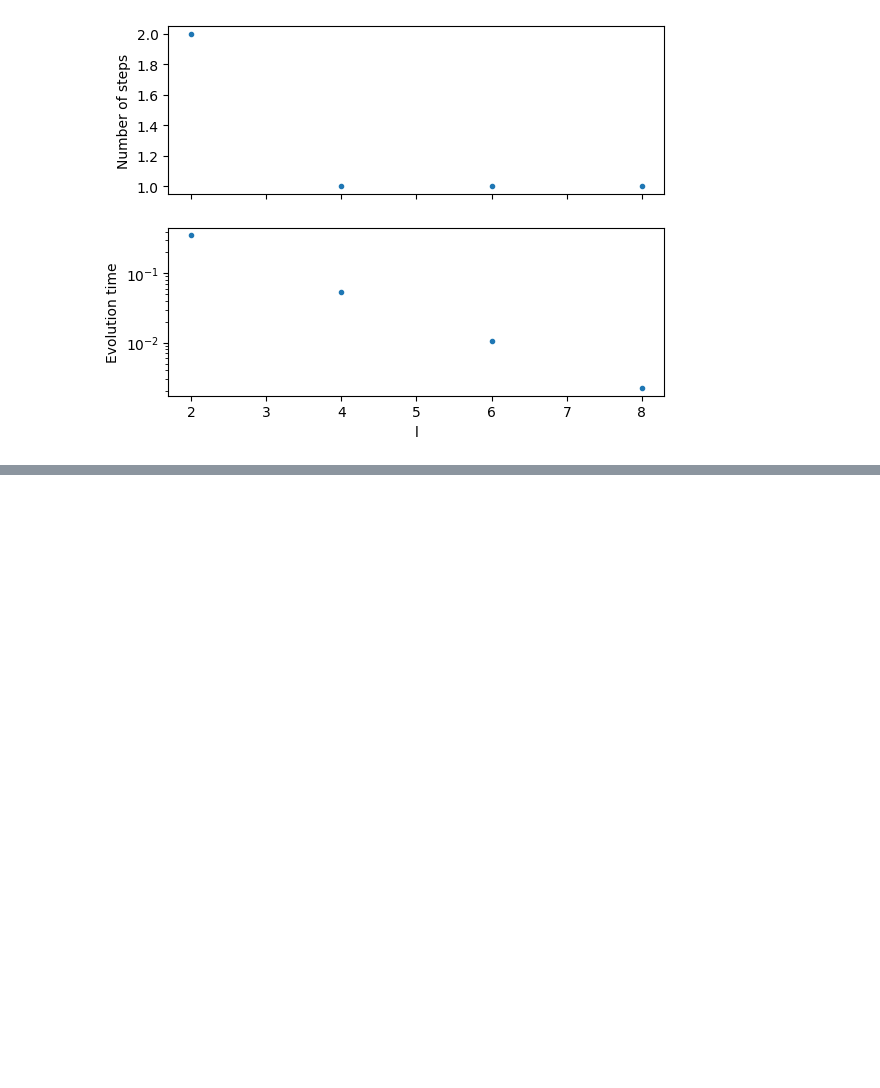
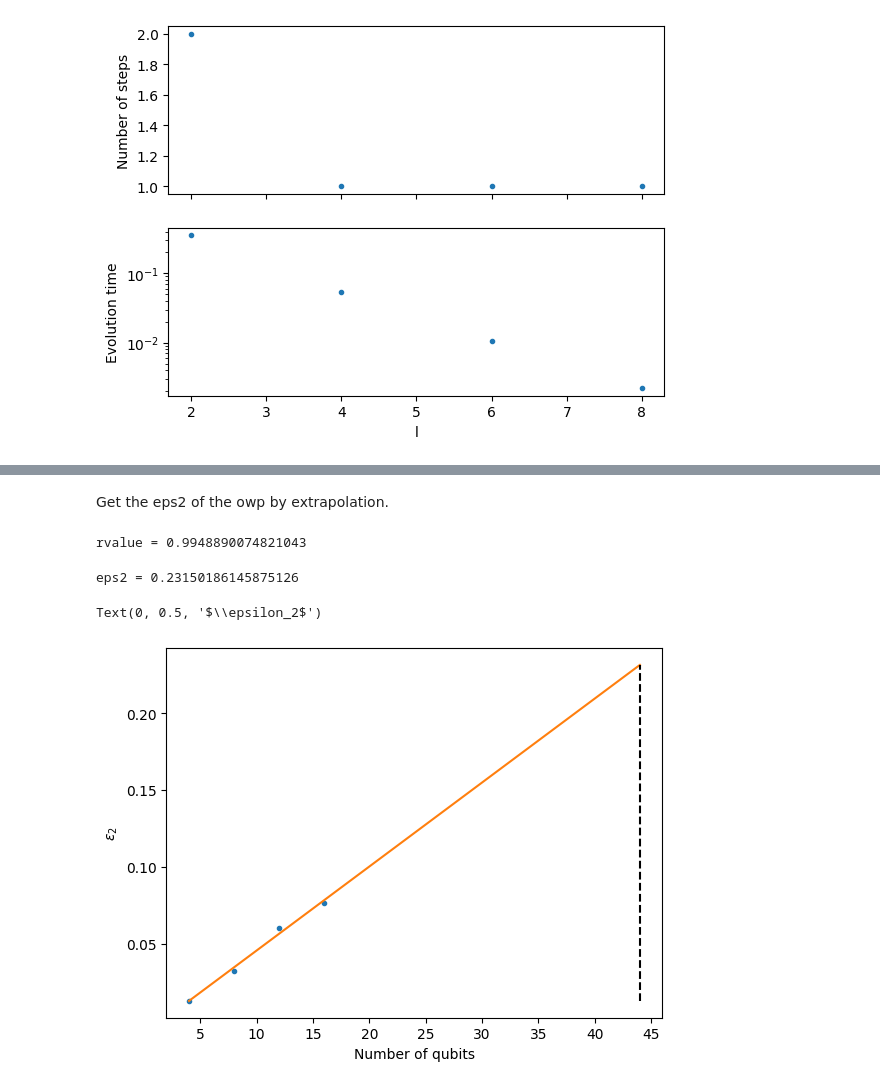
Before and after one commit to bdalfavero/qpe_resources, a Jupyter notebook: h_chains_sparse.ipynb, the cells around one changed output, grey strips where cells are left out. Saved outputs shown, nothing was run; the diff lists cells and outputs as text; code cells hidden in the pictures; blank space fills up the shorter version.

Commit message:
Added extrapolation to OWP.

```diff
--- a/h_chains_sparse.ipynb
+++ b/h_chains_sparse.ipynb
@@ -173,0 +182,3 @@ df.to_csv("data/h_chain_results.csv")
+# %%
+nq_owp = len(ham_mpo.tensors)
+print(f"Hamiltonian has {nq_owp} qubits.")
@@ -198,0 +222,36 @@ ax2.legend()
+# %% [markdown]
+Get the eps2 of the owp by extrapolation.
+# %%
+from scipy.stats import linregress
+
+df["nq"] = 2 * df["l"]
+nq_h = np.array(df["nq"])
+eps2_h = np.array(df["eps2"])
+# %%
+lin_result = linregress(nq_h, eps2_h)
+slope = lin_result.slope
+intercept = lin_result.intercept
+rvalue = lin_result.rvalue
+print(f"rvalue = {rvalue}")
+# %% [output]
+rvalue = 0.9948890074821043
+# %%
+# Extrapolate to the phosphate.
+eps2_owp = slope * nq_owp + intercept
+err_owp =
+print(f"eps2 = {eps2_owp}")
+# %% [output]
+eps2 = 0.23150186145875126
+# %%
+fit_x = np.linspace(np.min(nq_h), nq_owp)
+fit_y = slope * fit_x + intercept
+# %%
+fig, ax = plt.subplots()
+ax.plot(nq_h, eps2_h, '.')
+ax.plot(fit_x, fit_y)
+ax.vlines(nq_owp, np.min(fit_y), np.max(fit_y), linestyles='--', color='k')
+ax.set_xlabel("Number of qubits")
+ax.set_ylabel(r"$\epsilon_2$")
+# %% [output]
+Text(0, 0.5, '$\\epsilon_2$')
+[figure, added]
```
Also changed, not shown: parts of 9 cells of this notebook.
